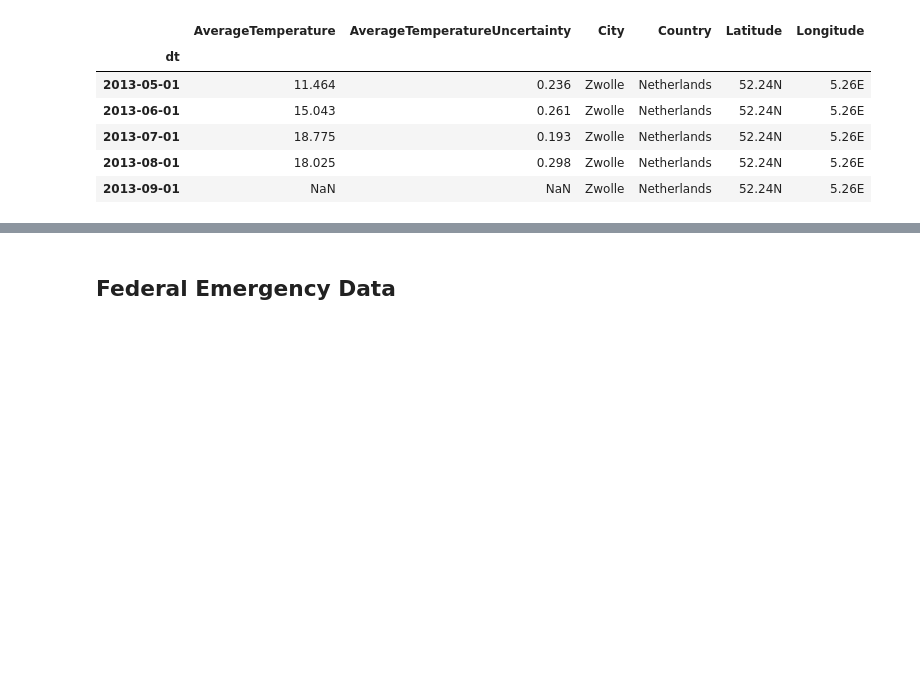
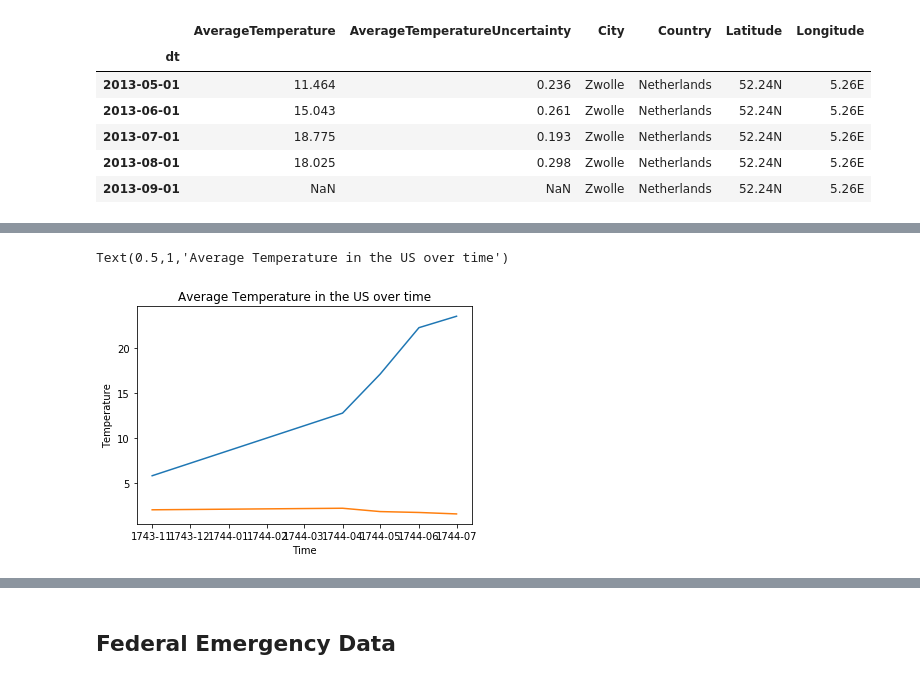
Before and after one commit to karahahn/Springboard_Capstone1, a Jupyter notebook: Exploring the Data.ipynb, the cells around one changed output, grey strips where cells are left out. Cells and saved outputs as stored; diff of their text form; code cells hidden in the pictures; blank space fills up the shorter version.

```diff
--- a/Exploring the Data.ipynb
+++ b/Exploring the Data.ipynb
@@ -53 +35,10 @@ sns.boxplot(x='AverageTemperature', y='Country', data=temp_df)
+# %%
+# plot of USA average temperature over time
+plt.plot(usa_temp1)
+plt.xlabel('Time')
+plt.ylabel('Temperature')
+plt.title('Average Temperature in the US over time')
+# %% [output]
+Text(0.5,1,'Average Temperature in the US over time')
+[figure, added]
 # %%
```
Also changed, not shown: parts of 30 cells of this notebook.
